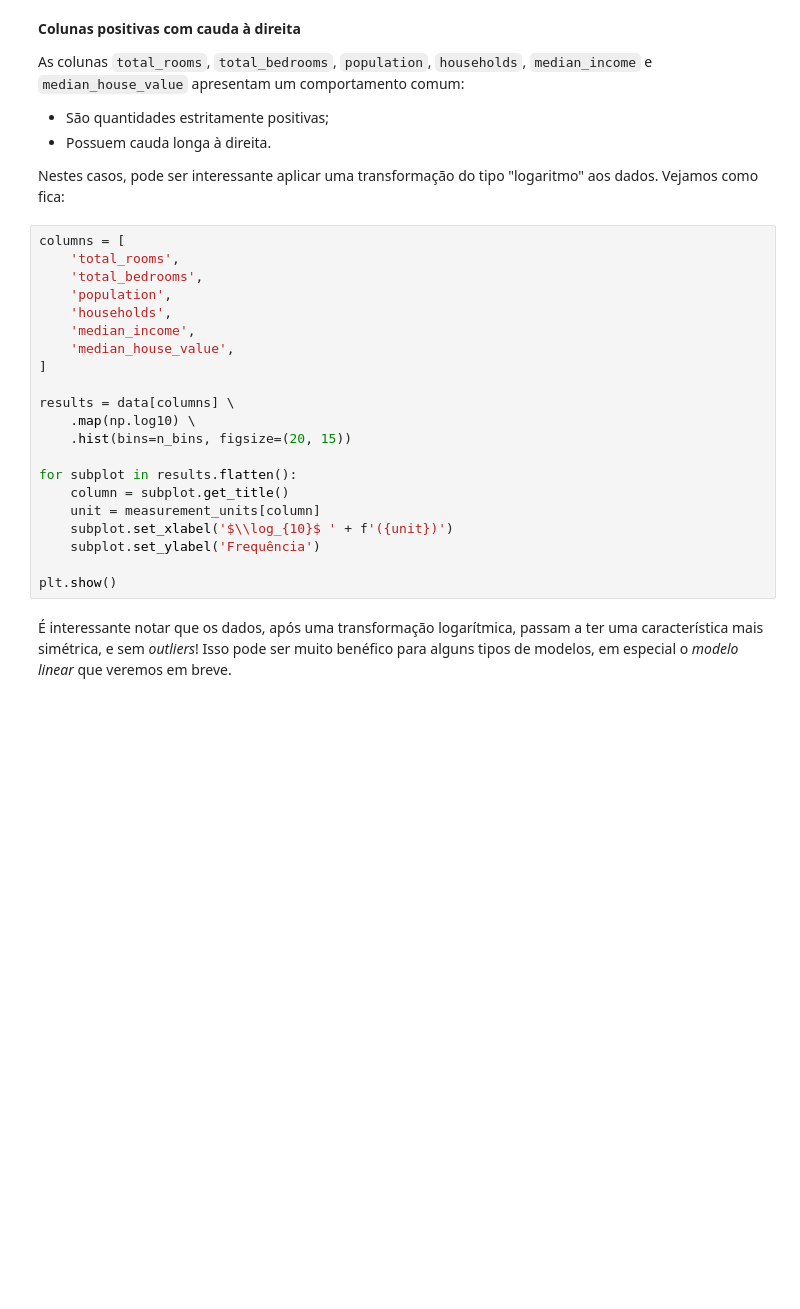
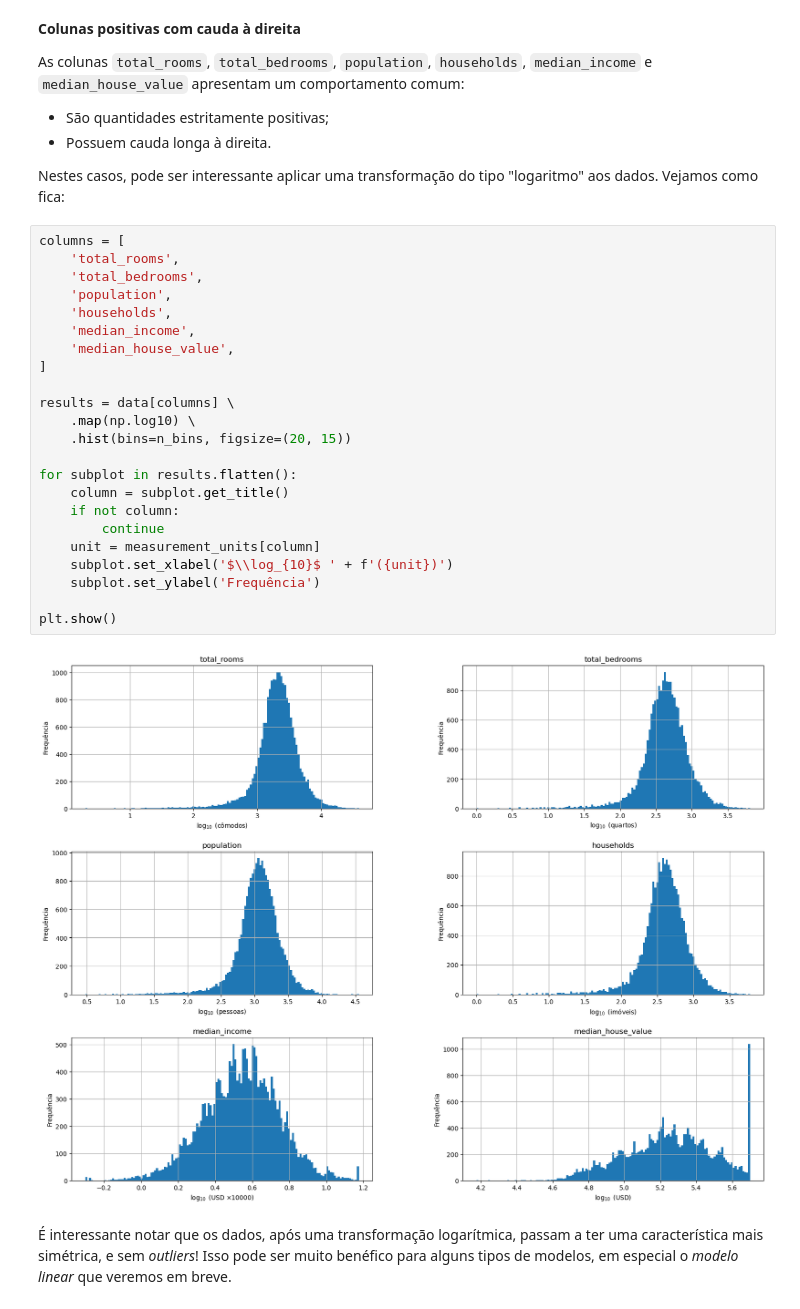
Before and after one commit to marinnagc/ml_labs_marinnagc, a Jupyter notebook: labs/01_regression/answers/task_01.ipynb, the cells around one changed output. Cells and saved outputs as stored; diff of their text form; blank space fills up the shorter version.

```diff
--- a/labs/01_regression/answers/task_01.ipynb
+++ b/labs/01_regression/answers/task_01.ipynb
@@ -588,24 +720,28 @@ Nestes casos, pode ser interessante aplicar uma transformação do tipo "logarit
 # %%
 columns = [
     'total_rooms',
     'total_bedrooms',
     'population',
     'households',
     'median_income',
     'median_house_value',
 ]
 
 results = data[columns] \
     .map(np.log10) \
     .hist(bins=n_bins, figsize=(20, 15))
 
 for subplot in results.flatten():
     column = subplot.get_title()
+    if not column:
+        continue
     unit = measurement_units[column]
     subplot.set_xlabel('$\\log_{10}$ ' + f'({unit})')
     subplot.set_ylabel('Frequência')
 
 plt.show()
+# %% [output]
+[figure, added]
 # %% [markdown]
 É interessante notar que os dados, após uma transformação logarítmica, passam a ter uma característica mais simétrica, e sem *outliers*! Isso pode ser muito benéfico para alguns tipos de modelos, em especial o *modelo linear* que veremos em breve.
 # %% [markdown]
```
Also changed, not shown: parts of 44 cells of this notebook, 5 other files.
